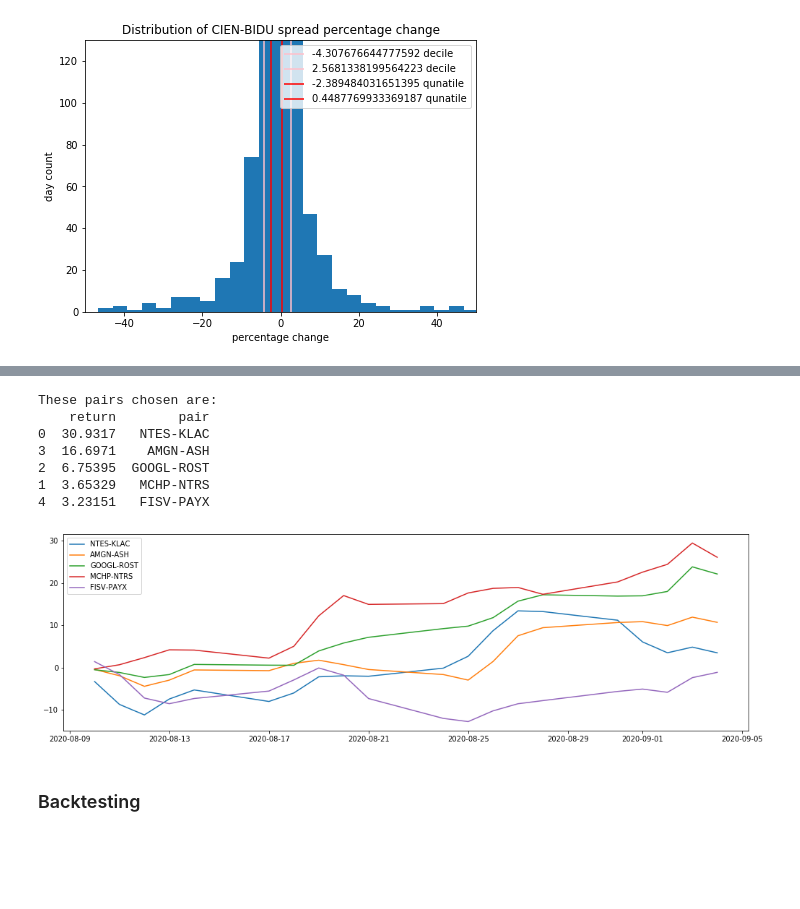
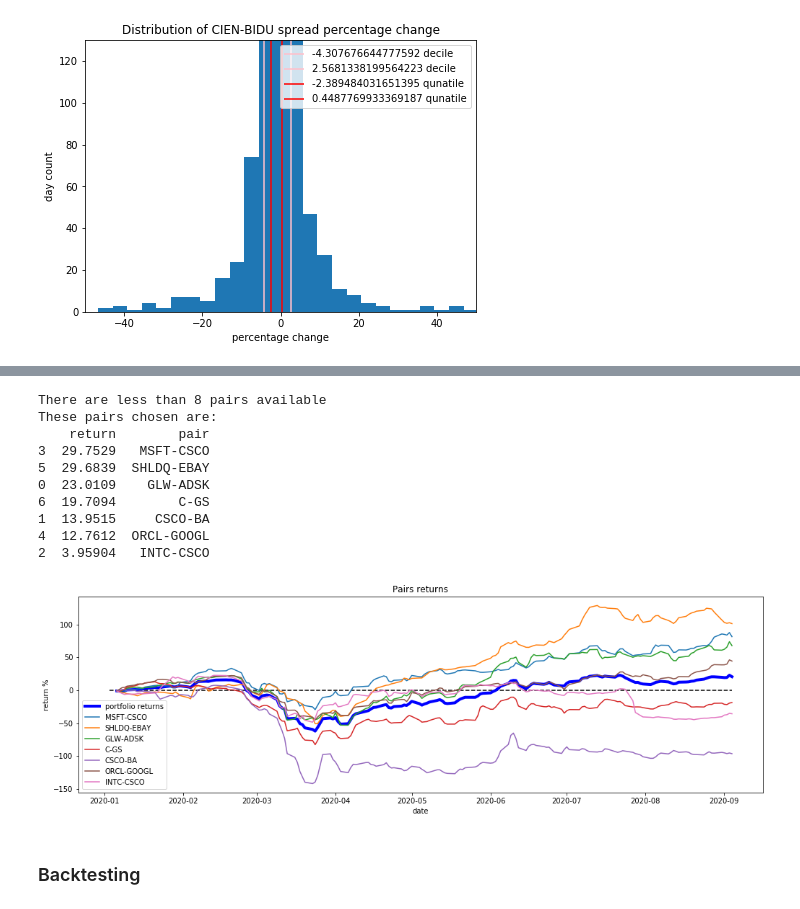
Before and after one commit to anastasia-yaschenko/Quantitative-Analytics-programme, a Jupyter notebook: Algo trading.ipynb, the cells around one changed output, grey strips where cells are left out. Cells and saved outputs as stored; diff of their text form; code cells hidden in the pictures; blank space fills up the shorter version.

```diff
--- a/Algo trading.ipynb
+++ b/Algo trading.ipynb
@@ -508,19 +523,25 @@ def find_best_pairs(cv_profit):
     profitable = 0
     unprofitable = 0
     profitable_pairs = []
-    for trade in cv_profit:
-        if trade[0]> 0:
-            profitable += 1
-            profitable_pairs.append(trade)
-        else:
-            unprofitable += 1
+    value = []
+    name = []
+    for num, trade in enumerate(cv_profit):
+        indicator = 0
+        trade_names = trade.name.split('-')
+        for sec_trade in cv_profit[num + 1:]: #check pairs do not repeat
+            sec_trade_name = sec_trade.name.split('-')
+            if trade_names[0] in sec_trade_name and trade_names[1] in sec_trade_name:
+                indicator += 1
+        if indicator == 0:
+            if trade[0]> 0:
+                profitable += 1
+                value.append(trade[0])
+                name.append(trade.name)
+            else:
+                unprofitable += 1
     print('There are {} profitable and {} unprofitable pairs'.format(profitable, unprofitable))
     print('These ones are profitable')
-    value = []
-    name = []
-    for trade in profitable_pairs:
-        value.append(trade[0])
-        name.append(trade.name)
+
     df_profit_pairs = pd.DataFrame([value, name]).transpose()
     df_profit_pairs.columns = ['return', 'pair']
     df_profit_pairs.sort_values(by = 'return', inplace = True, ascending = False)
@@ -554,38 +576,46 @@ def choose_from_best(number_of_pairs, df_profit_pairs, chosen_params):
                 quantiles_chosen.append(np.array(q))
     return chosen_pairs, quantiles_chosen
 # %%
-raw_chosen_pairs, raw_quantiles = choose_from_best(5, raw_profit_pairs, raw_chosen_params)
+raw_chosen_pairs, raw_quantiles = choose_from_best(8, raw_profit_pairs, raw_chosen_params)
 # %% [output]
+There are less than 8 pairs available
 These pairs chosen are:
     return        pair
-0  30.9317   NTES-KLAC
-3  16.6971    AMGN-ASH
-2  6.75395  GOOGL-ROST
-1  3.65329   MCHP-NTRS
-4  3.23151   FISV-PAYX
+3  29.7529   MSFT-CSCO
+5  29.6839  SHLDQ-EBAY
+0  23.0109    GLW-ADSK
+6  19.7094        C-GS
+1  13.9515     CSCO-BA
+4  12.7612  ORCL-GOOGL
+2  3.95904   INTC-CSCO
 # %%
 capital = 3000000
 n_assets = raw_chosen_pairs.shape[0]
 allocated_capital = 500000#capital / n_assets
 # %%
-def real_returns(quantiles_chosen, chosen_pairs, window, allocated_capital, df_pred, df_price):
+def real_returns(quantiles_chosen, chosen_pairs, window, allocated_capital, df_price, df_prev):
     portfolio_returns = []
     portfolio_value = []
     for num, pair in enumerate(chosen_pairs.pair):
         name1, name2 = pair.split('-')
-        test_ret, test_port, test_cap = trade(quantiles_chosen[num][0], quantiles_chosen[num][1], window, allocated_capital, df_pred, df_price, name1, name2)
+        test_ret, test_port, test_cap = trade(quantiles_chosen[num][0], quantiles_chosen[num][1], window, allocated_capital,  df_price, df_prev, name1, name2)
         pair_returns = calc_returns(test_port, allocated_capital)
         portfolio_returns.append(pd.Series(pair_returns, name = pair, index = close.index[-len(pair_returns):]))
         portfolio_value.append(pd.Series(test_port, name = pair, index = close.index[-len(test_port):]))
     return portfolio_returns, portfolio_value
 # %%
-raw_returns, raw_port_value = real_returns(raw_quantiles, raw_chosen_pairs, 150, allocated_capital, raw_price_test, raw_price_test)
+raw_returns, raw_port_value = real_returns(raw_quantiles, raw_chosen_pairs, 200, allocated_capital, raw_price_test, raw_price_val)
 # %%
 plt.figure(figsize = (17,5))
+plt.hlines(0, xmin = raw_returns[0].index.to_timestamp()[0], xmax = raw_returns[0].index.to_timestamp()[-1], color = 'black', linestyles = 'dashed')
+plt.plot(raw_returns[0].index.to_timestamp(), (sum(raw_returns)/len(raw_returns)).rolling(2).sum(), label = 'portfolio returns', color = 'blue', linewidth = 4)
 for n_ret, ret in enumerate(raw_returns):
     plt.plot(ret.index.to_timestamp(), ret.rolling(2).sum(), label = ret.name)
-    plt.legend();
+    plt.legend()
+plt.xlabel('date')
+plt.ylabel('return %')
+plt.title('Pairs returns');
 # %% [output]
-[figure, old version]
+[figure, new version]
 # %% [markdown]
 ### Backtesting
```
Also changed, not shown: parts of 39 cells of this notebook.
